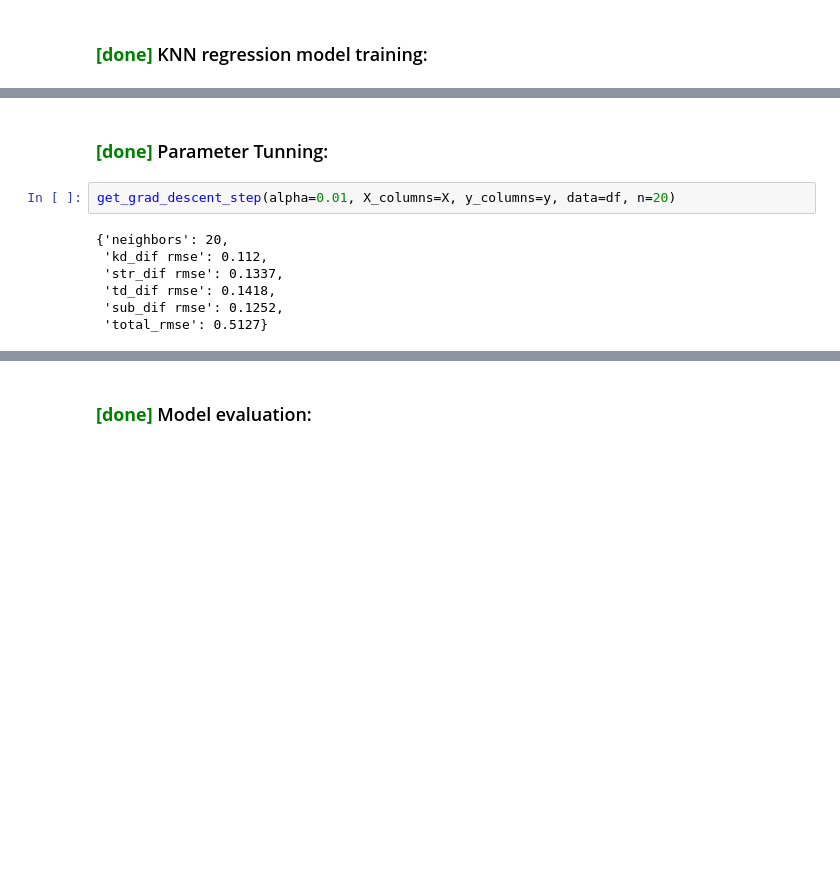
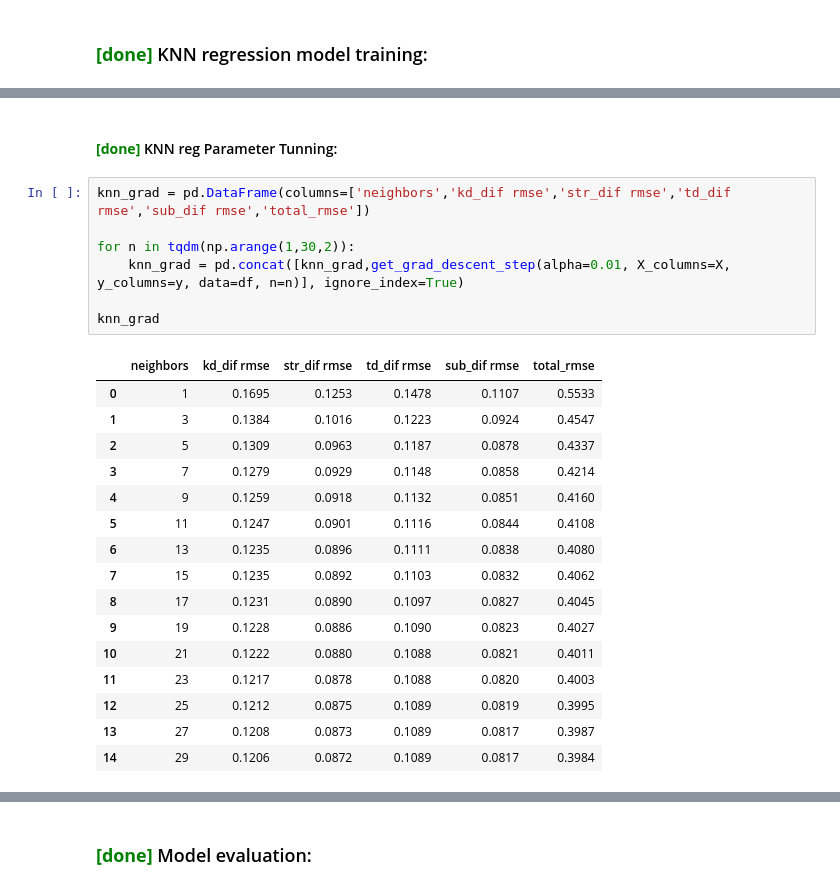
Before and after one commit to sagi778/ufc_fights_Predictor, a Jupyter notebook: notebooks/fight_stats_model_training.ipynb, the cells around one changed output, grey strips where cells are left out. Drawn from its saved outputs; the diff is of its cells as text; blank space fills up the shorter version.

```diff
--- a/notebooks/fight_stats_model_training.ipynb
+++ b/notebooks/fight_stats_model_training.ipynb
@@ -133,11 +125,26 @@ df.tail(3)
 # %% [markdown]
-### <span style='color:green'> **[done]** </span> Parameter Tunning:
+#### <span style='color:green'> **[done]** </span> KNN reg Parameter Tunning:
 # %%
-get_grad_descent_step(alpha=0.01, X_columns=X, y_columns=y, data=df, n=20)
+knn_grad = pd.DataFrame(columns=['neighbors','kd_dif rmse','str_dif rmse','td_dif rmse','sub_dif rmse','total_rmse'])
+
+for n in tqdm(np.arange(1,30,2)):
+    knn_grad = pd.concat([knn_grad,get_grad_descent_step(alpha=0.01, X_columns=X, y_columns=y, data=df, n=n)], ignore_index=True)
+
+knn_grad
 # %% [output]
-{'neighbors': 20,
- 'kd_dif rmse': 0.112,
- 'str_dif rmse': 0.1337,
- 'td_dif rmse': 0.1418,
- 'sub_dif rmse': 0.1252,
- 'total_rmse': 0.5127}
+|  | neighbors | kd_dif rmse | str_dif rmse | td_dif rmse | sub_dif rmse | total_rmse |
+| 0 | 1 | 0.1695 | 0.1253 | 0.1478 | 0.1107 | 0.5533 |
+| 1 | 3 | 0.1384 | 0.1016 | 0.1223 | 0.0924 | 0.4547 |
+| 2 | 5 | 0.1309 | 0.0963 | 0.1187 | 0.0878 | 0.4337 |
+| 3 | 7 | 0.1279 | 0.0929 | 0.1148 | 0.0858 | 0.4214 |
+| 4 | 9 | 0.1259 | 0.0918 | 0.1132 | 0.0851 | 0.4160 |
+| 5 | 11 | 0.1247 | 0.0901 | 0.1116 | 0.0844 | 0.4108 |
+| 6 | 13 | 0.1235 | 0.0896 | 0.1111 | 0.0838 | 0.4080 |
+| 7 | 15 | 0.1235 | 0.0892 | 0.1103 | 0.0832 | 0.4062 |
+| 8 | 17 | 0.1231 | 0.0890 | 0.1097 | 0.0827 | 0.4045 |
+| 9 | 19 | 0.1228 | 0.0886 | 0.1090 | 0.0823 | 0.4027 |
+| 10 | 21 | 0.1222 | 0.0880 | 0.1088 | 0.0821 | 0.4011 |
+| 11 | 23 | 0.1217 | 0.0878 | 0.1088 | 0.0820 | 0.4003 |
+| 12 | 25 | 0.1212 | 0.0875 | 0.1089 | 0.0819 | 0.3995 |
+| 13 | 27 | 0.1208 | 0.0873 | 0.1089 | 0.0817 | 0.3987 |
+| 14 | 29 | 0.1206 | 0.0872 | 0.1089 | 0.0817 | 0.3984 |
```
Also changed, not shown: parts of 10 cells of this notebook.
